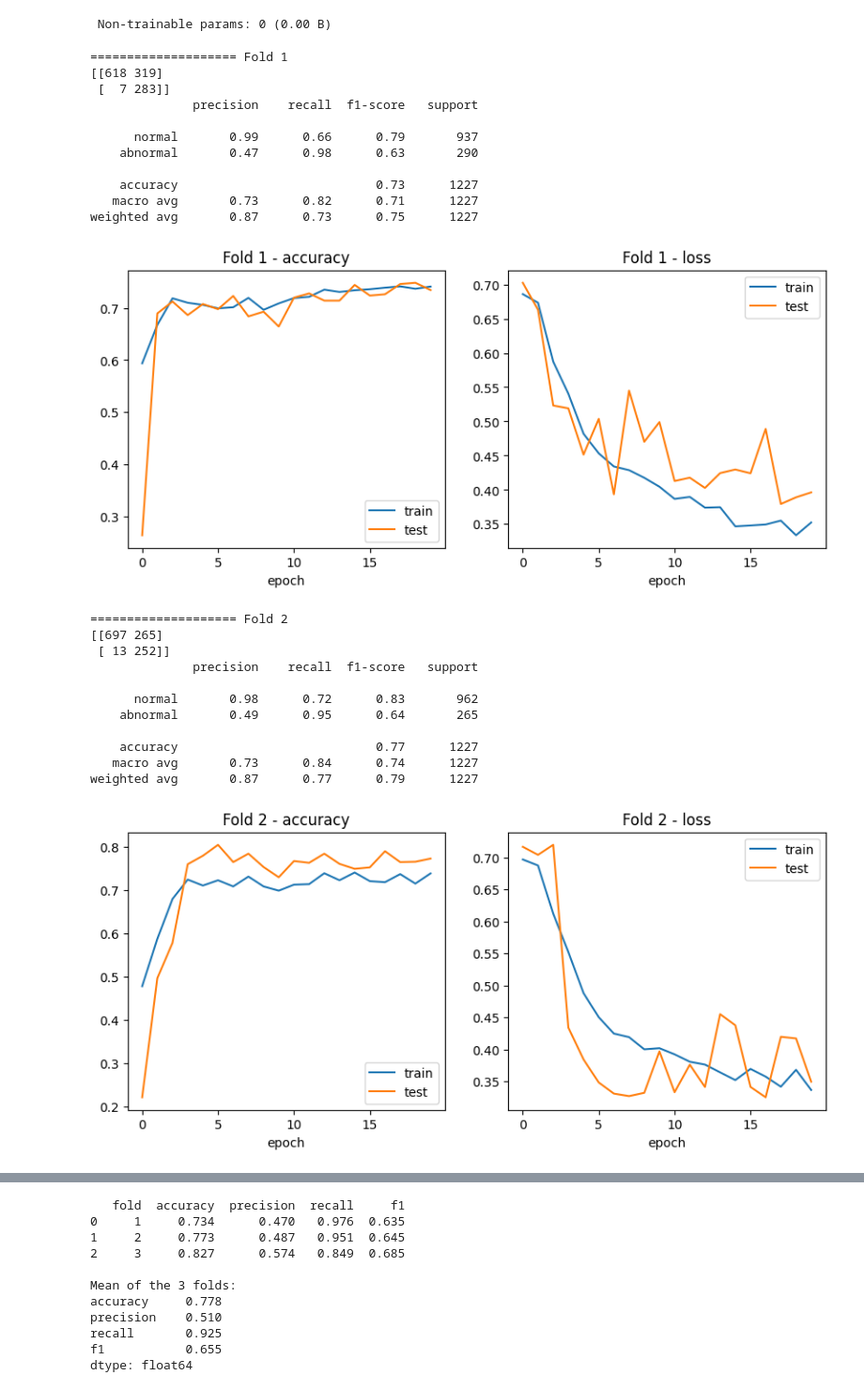
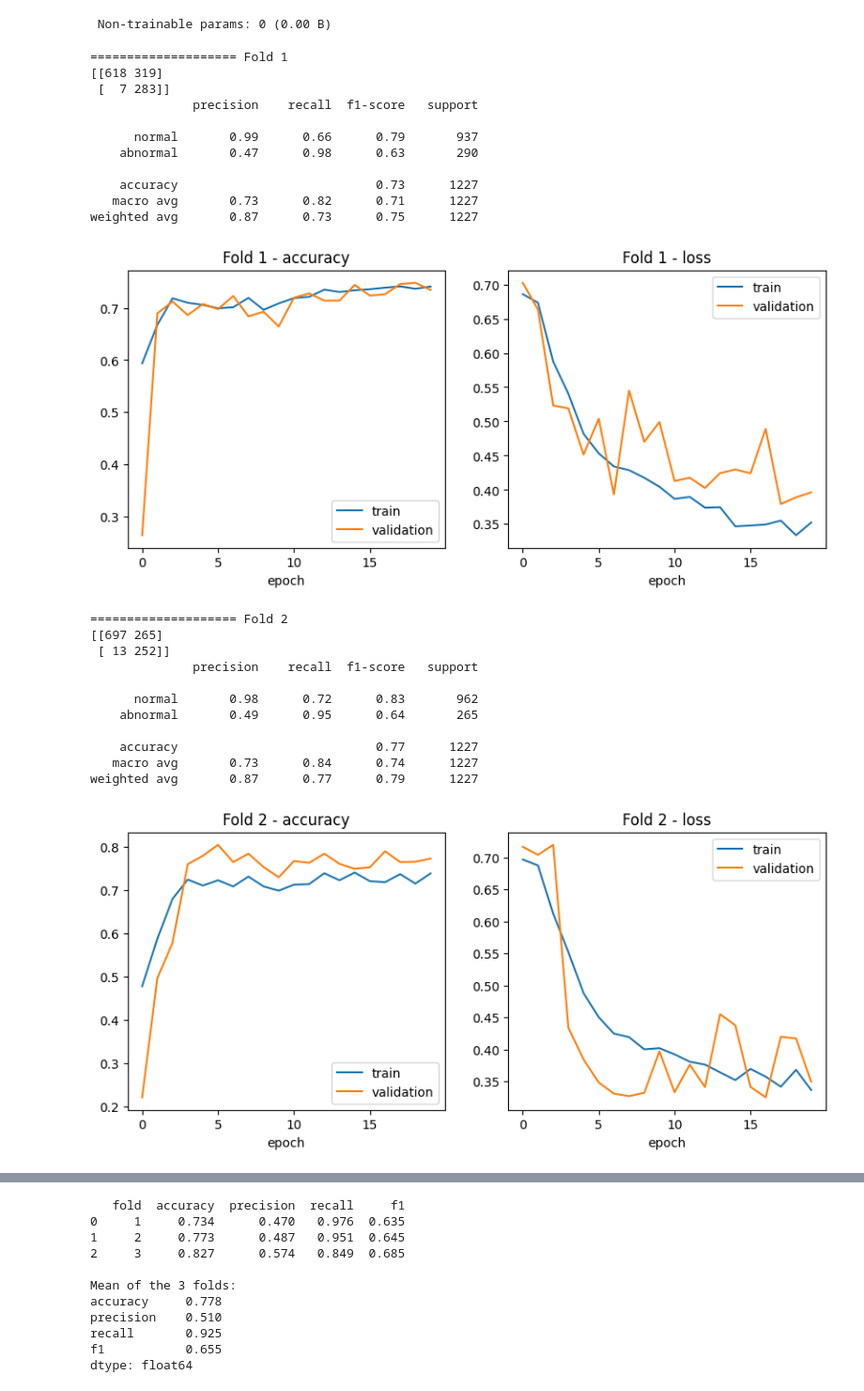
Before and after one commit to Farah-Belghith2710/CardioAgent, a Jupyter notebook: notebooks/04_Tp7_cnn.ipynb, the cells around one changed output, grey strips where cells are left out. Shown at 94% size. Cells and saved outputs as stored; diff of their text form; code cells hidden in the pictures.

```diff
--- a/notebooks/04_Tp7_cnn.ipynb
+++ b/notebooks/04_Tp7_cnn.ipynb
@@ -196,18 +188,18 @@ Model: "sequential"
  Trainable params: 127,809 (499.25 KB)
  Non-trainable params: 0 (0.00 B)
 # %%
-# like plot_acc_loss() in the prof's TP7: accuracy and loss after each epoch, train vs test
+# like plot_acc_loss(): accuracy and loss after each epoch, train vs validation
 def plot_acc_loss(history, fold):
     plt.figure(figsize=(10, 4))
     plt.subplot(1, 2, 1)
     plt.plot(history.history["accuracy"], label="train")
-    plt.plot(history.history["val_accuracy"], label="test")
+    plt.plot(history.history["val_accuracy"], label="validation")
     plt.title("Fold " + str(fold) + " - accuracy")
     plt.xlabel("epoch")
     plt.legend()
     plt.subplot(1, 2, 2)
     plt.plot(history.history["loss"], label="train")
-    plt.plot(history.history["val_loss"], label="test")
+    plt.plot(history.history["val_loss"], label="validation")
     plt.title("Fold " + str(fold) + " - loss")
     plt.xlabel("epoch")
     plt.legend()
@@ -223,6 +215,7 @@ class_weight = {0: len(y) / (2 * np.sum(y == 0)), 1: len(y) / (2 * np.sum(y == 1
 
 kfold = KFold(n_splits=3, shuffle=True, random_state=1)    # the same 3 folds as TP3 and TP4
 results = []
+histories = []      # the Keras history of each fold (its curves), kept for MLflow
 fold = 1
 for train_index, test_index in kfold.split(X):
     print("==================== Fold", fold)
@@ -233,36 +226,37 @@ for train_index, test_index in kfold.split(X):
     model = build_cnn()
     history = model.fit(X_train, y_train, epochs=EPOCHS, batch_size=BATCH_SIZE, class_weight=class_weight,
                         validation_data=(X_test, y_test), verbose=0)
-    # validation_data: the CNN does NOT learn from the test wavs, they are only used to draw the "test" curves
+    # validation_data: the CNN does NOT learn from the test wavs, they are only used to draw the "validation" curves
     # verbose=0: nothing is printed while it trains (a minute or two per fold), the curves show every epoch
 
     # the sigmoid gives a probability: more than 0.5 -> abnormal (1), else normal (0)
     y_pred = (model.predict(X_test, verbose=0) > 0.5).astype(int).ravel()
 
     print(confusion_matrix(y_test, y_pred))
     print(classification_report(y_test, y_pred, target_names=["normal", "abnormal"]))
     results.append({
         "fold": fold,
         "accuracy": accuracy_score(y_test, y_pred),
         "precision": precision_score(y_test, y_pred),    # precision, recall, f1: of the abnormal class
         "recall": recall_score(y_test, y_pred),
         "f1": f1_score(y_test, y_pred),
     })
     plot_acc_loss(history, fold)
+    histories.append(history)
     fold = fold + 1
 # %% [output]
 ==================== Fold 1
 [[618 319]
  [  7 283]]
               precision    recall  f1-score   support
 
       normal       0.99      0.66      0.79       937
     abnormal       0.47      0.98      0.63       290
 
     accuracy                           0.73      1227
    macro avg       0.73      0.82      0.71      1227
 weighted avg       0.87      0.73      0.75      1227
-[figure, old version]
+[figure, new version]
 ==================== Fold 2
 [[697 265]
  [ 13 252]]
@@ -274,7 +268,7 @@ weighted avg       0.87      0.73      0.75      1227
     accuracy                           0.77      1227
    macro avg       0.73      0.84      0.74      1227
 weighted avg       0.87      0.77      0.79      1227
-[figure, old version]
+[figure, new version]
 ==================== Fold 3
 [[785 171]
  [ 41 230]]
```
Also changed, not shown: parts of 4 cells of this notebook, 12 other files.
